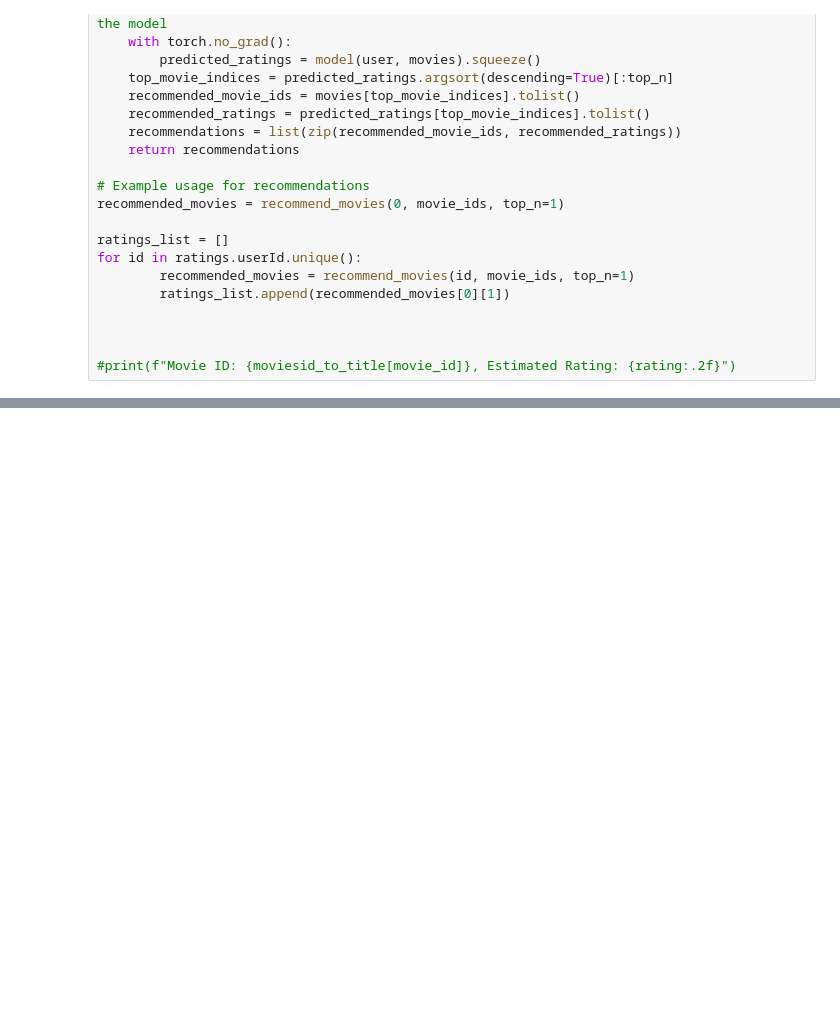
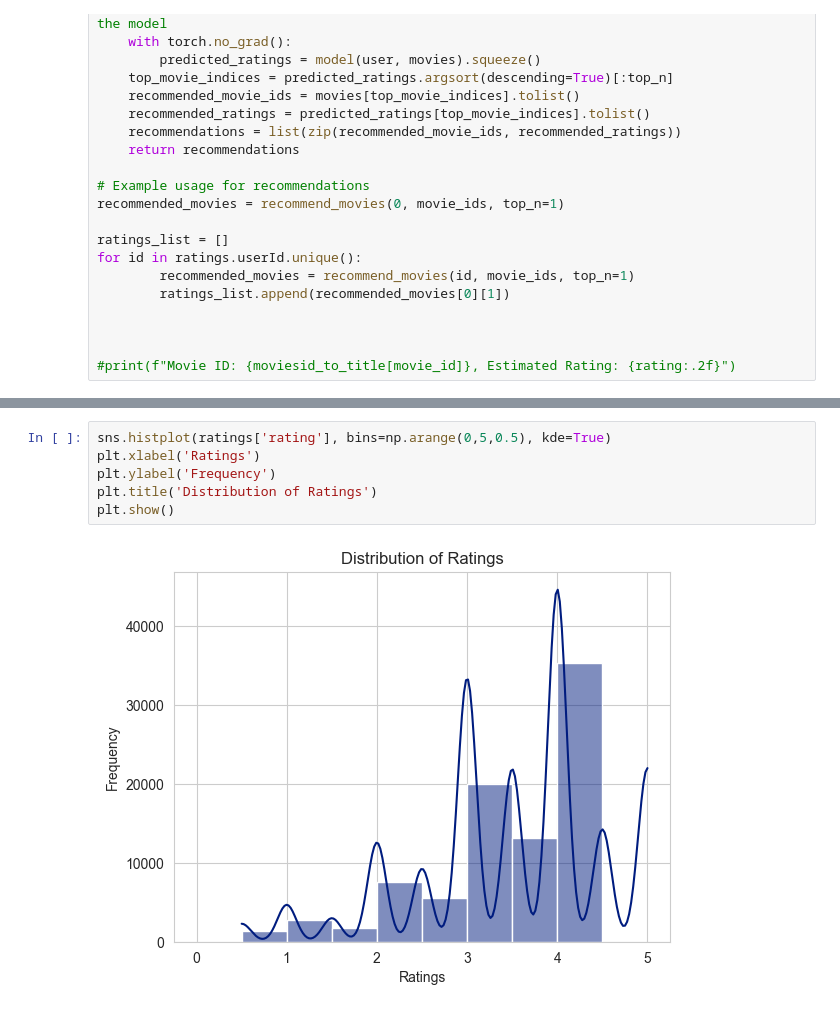
Before and after one commit to scottpitcher/Customer_RecommendationSystem, a Jupyter notebook: main.ipynb, the cells around one changed output, grey strips where cells are left out. Drawn from its saved outputs; the diff is of its cells as text; blank space fills up the shorter version.

```diff
--- a/main.ipynb
+++ b/main.ipynb
@@ -274,0 +293,8 @@ NameError: name 'sns' is not defined
+# %%
+sns.histplot(ratings['rating'], bins=np.arange(0,5,0.5), kde=True)
+plt.xlabel('Ratings')
+plt.ylabel('Frequency')
+plt.title('Distribution of Ratings')
+plt.show()
+# %% [output]
+[figure, added]
```
Also changed, not shown: parts of 8 cells of this notebook.
